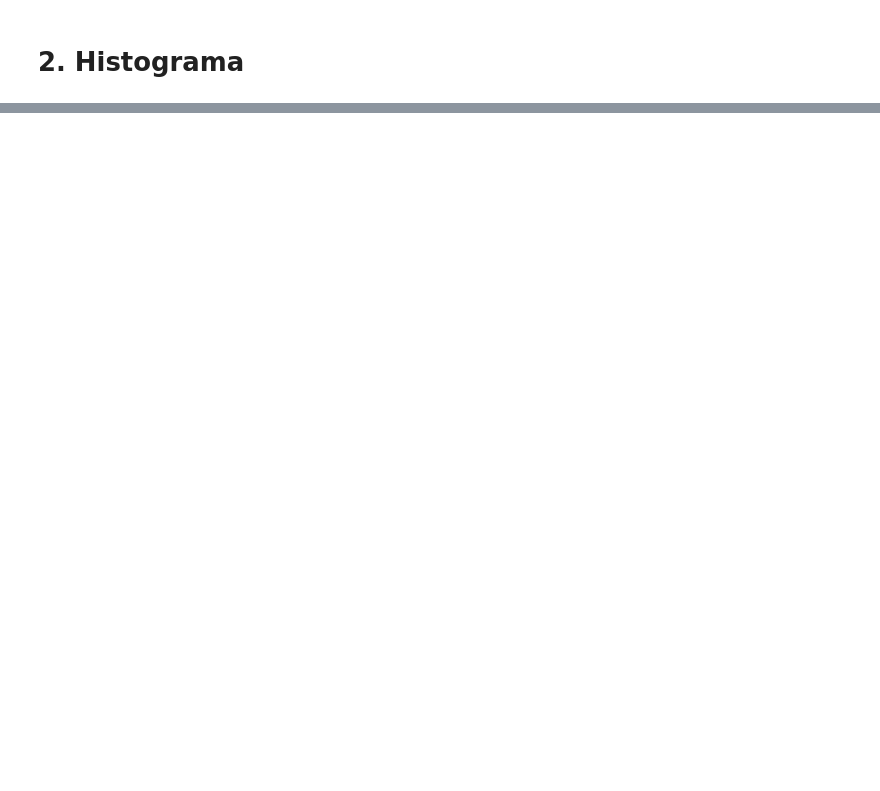
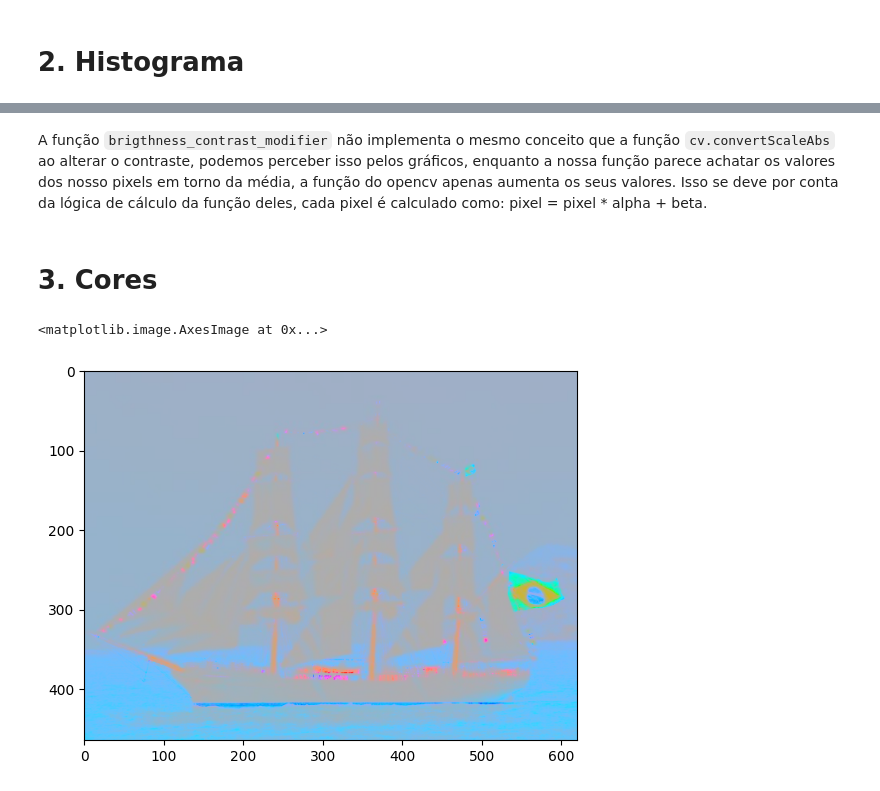
Before and after one commit to davi-dressler/fgv_vc, a Jupyter notebook: lista_1/funcoes.ipynb, the cells around one changed output, grey strips where cells are left out. Cells and saved outputs as stored; diff of their text form; code cells hidden in the pictures; blank space fills up the shorter version.

```diff
--- a/lista_1/funcoes.ipynb
+++ b/lista_1/funcoes.ipynb
@@ -51,0 +128,28 @@ plt.imshow(cb_contraste_alt[: ,:, ::-1])
+# %% [markdown]
+A função `brigthness_contrast_modifier` não implementa o mesmo conceito que a função `cv.convertScaleAbs` ao alterar o contraste, podemos perceber isso pelos gráficos, enquanto a nossa função parece achatar os valores dos nosso pixels em torno da média, a função do opencv apenas aumenta os seus valores. Isso se deve por conta da lógica de cálculo da função deles, cada pixel é calculado como: pixel = pixel * alpha + beta.
+# %% [markdown]
+# 3. Cores
+# %%
+def proj_EscLin(img, imagem_normalizada: bool = False):
+    imagem = img.astype(np.float32)
+    b, g, r = cv.split(imagem)
+
+    Y = r * 0.299 + g * 0.587 + b * 0.114
+
+    k = np.mean(Y)/Y
+
+    imagem_proj = cv.merge((b*k, g*k, r*k))
+
+    if imagem_normalizada:
+        result = np.clip(imagem_proj, 0, 1)
+    else:
+        result = np.clip(imagem_proj, 0, 255).astype(np.uint8)
+
+
+    return result
+# %%
+im_proj_EscLin = proj_EscLin(cisne_branco)
+plt.imshow(im_proj_EscLin[:, :, ::-1])
+# %% [output]
+<matplotlib.image.AxesImage at 0x...>
+[figure, added]
```
Also changed, not shown: parts of 33 cells of this notebook, 3 other files.
